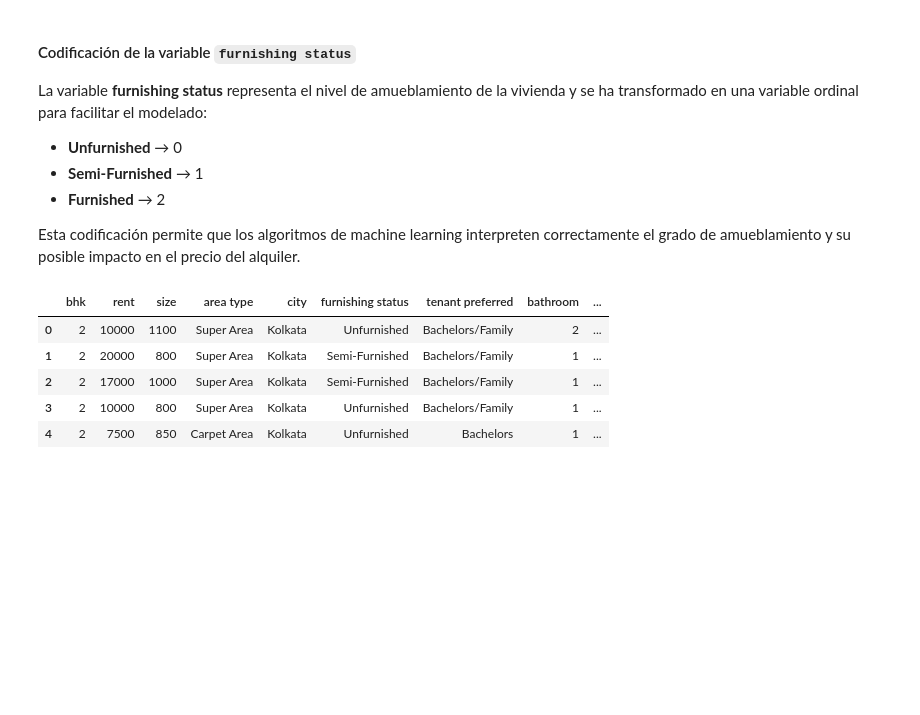
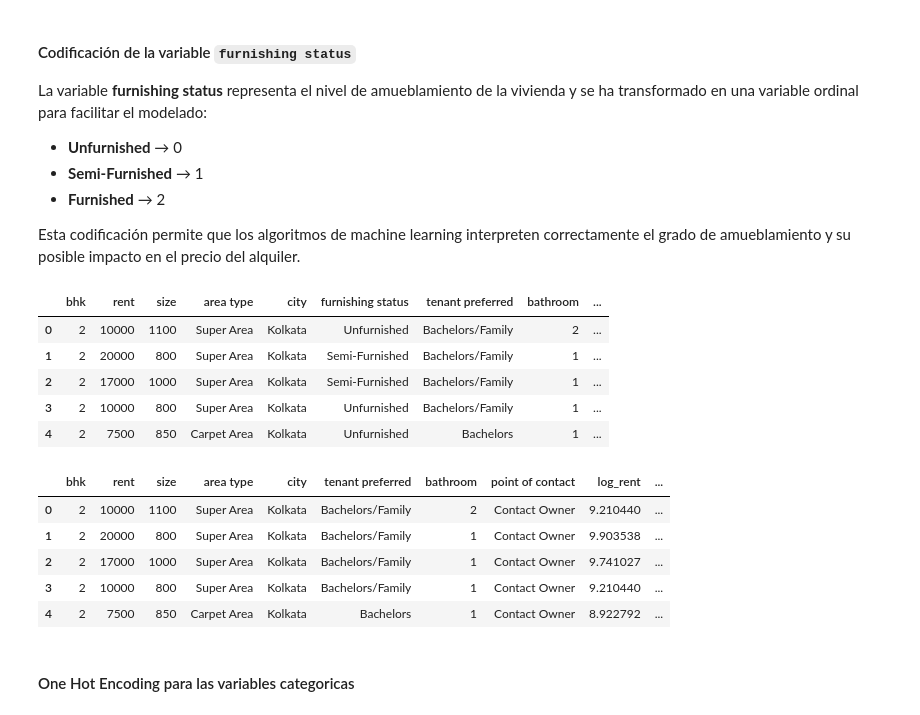
Before and after one commit to FranBretones/house-rent-ml-project, a Jupyter notebook: EDA.ipynb, the cells around one changed output. Saved outputs shown, nothing was run; the diff lists cells and outputs as text; code cells hidden in the pictures; blank space fills up the shorter version.

```diff
--- a/EDA.ipynb
+++ b/EDA.ipynb
@@ -690,3 +692,16 @@ df_raw.head(5)
 | 2 | 2 | 17000 | 1000 | Super Area | Kolkata | Semi-Furnished | Bachelors/Family | 1 | ... |
 | 3 | 2 | 10000 | 800 | Super Area | Kolkata | Unfurnished | Bachelors/Family | 1 | ... |
 | 4 | 2 | 7500 | 850 | Carpet Area | Kolkata | Unfurnished | Bachelors | 1 | ... |
+# %%
+df_raw = df_raw.drop(columns=['furnishing status'])
+# %%
+df_raw.head()
+# %% [output]
+|  | bhk | rent | size | area type | city | tenant preferred | bathroom | point of contact | log_rent | ... |
+| 0 | 2 | 10000 | 1100 | Super Area | Kolkata | Bachelors/Family | 2 | Contact Owner | 9.210440 | ... |
+| 1 | 2 | 20000 | 800 | Super Area | Kolkata | Bachelors/Family | 1 | Contact Owner | 9.903538 | ... |
+| 2 | 2 | 17000 | 1000 | Super Area | Kolkata | Bachelors/Family | 1 | Contact Owner | 9.741027 | ... |
+| 3 | 2 | 10000 | 800 | Super Area | Kolkata | Bachelors/Family | 1 | Contact Owner | 9.210440 | ... |
+| 4 | 2 | 7500 | 850 | Carpet Area | Kolkata | Bachelors | 1 | Contact Owner | 8.922792 | ... |
+# %% [markdown]
+#### One Hot Encoding para las variables categoricas
```
Also changed, not shown: parts of 8 cells of this notebook.
